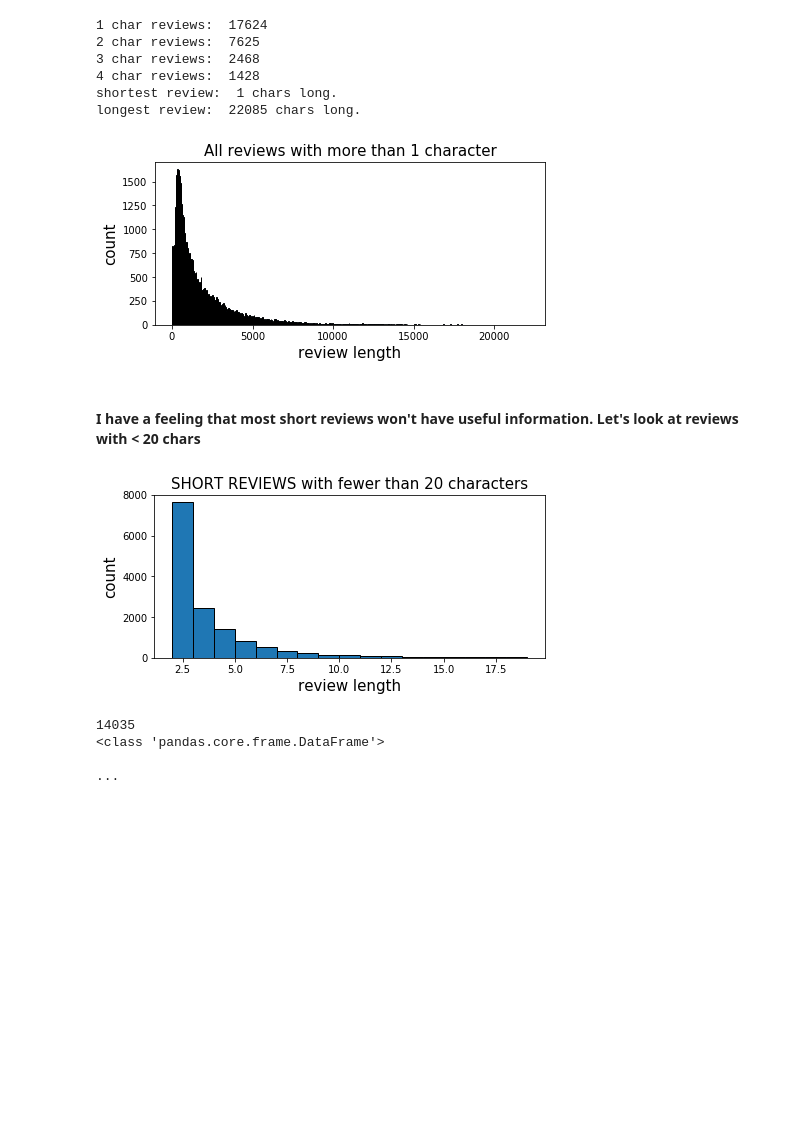
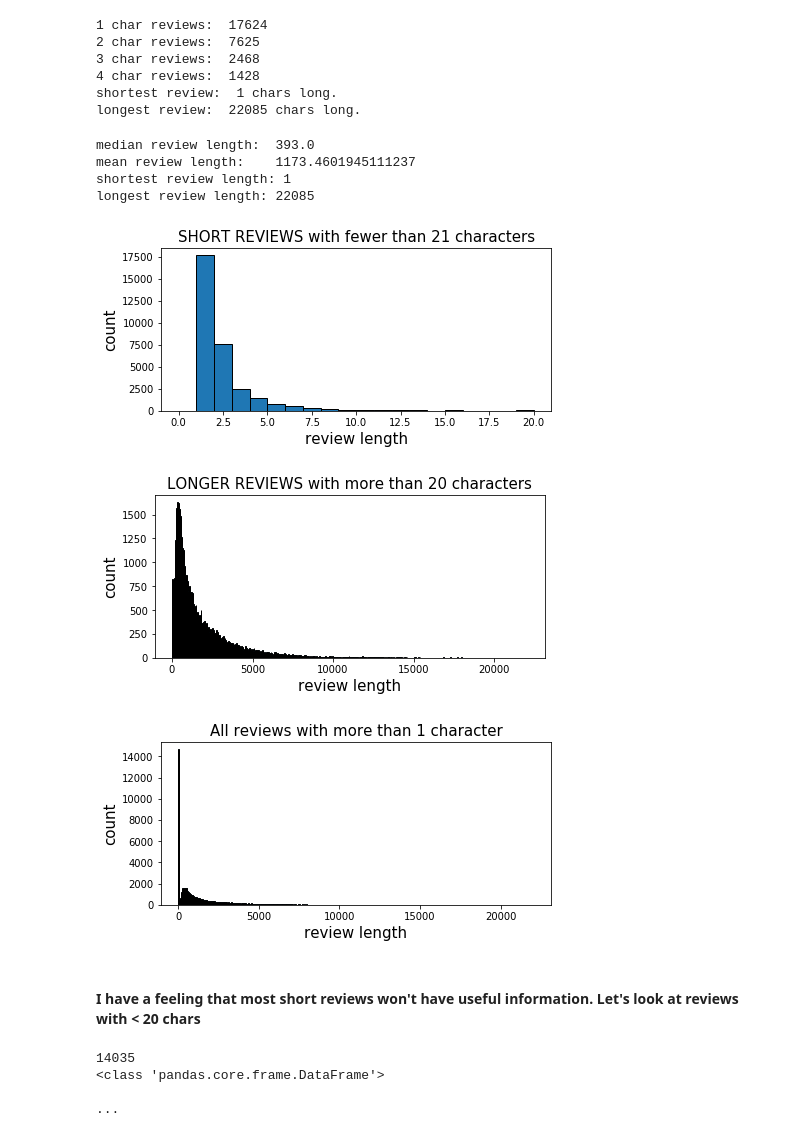
Before and after one commit to misterhappy2/BeerReviews, a Jupyter notebook: Beer - getting started.ipynb, the cells around one changed output. Saved outputs shown, nothing was run; the diff lists cells and outputs as text; code cells hidden in the pictures; blank space fills up the shorter version.

Commit message:
fixed histogram titles

```diff
--- a/Beer - getting started.ipynb
+++ b/Beer - getting started.ipynb
@@ -115,28 +159,45 @@ print('longest review: ',max(df.review_length), 'chars long.')
 4 char reviews:  1428
 shortest review:  1 chars long.
 longest review:  22085 chars long.
+# %%
+print("median review length: ", df.review_length.median())
+print("mean review length:   ", df.review_length.mean())
+print("shortest review length:", df.review_length.min())
+print("longest review length:", df.review_length.max())
+# %% [output]
+median review length:  393.0
+mean review length:    1173.4601945111237
+shortest review length: 1
+longest review length: 22085
 # %%
+bins= np.arange(0,21,1)
+_= plt.figure(figsize=(7,3))
+_= plt.hist(df['review_length'], bins=bins, edgecolor="k")
+_= plt.title('SHORT REVIEWS with fewer than 21 characters', size=15)
+_= plt.xlabel('review length', size=15)
+_= plt.ylabel('count', size=15)
+
+bins2= np.arange(21,22085,50)
+_= plt.figure(figsize=(7,3))
+_= plt.hist(df['review_length'], bins=bins2, edgecolor="k")
+_= plt.title('LONGER REVIEWS with more than 20 characters', size=15)
+_= plt.xlabel('review length', size=15)
+_= plt.ylabel('count', size=15)
+plt.show()
+
 bins3= np.arange(2,22085,50)
 _= plt.figure(figsize=(7,3))
-_= plt.hist(df['review_length'], bins=bins2, edgecolor="k")
+_= plt.hist(df['review_length'], bins=bins3, edgecolor="k")
 _= plt.title('All reviews with more than 1 character', size=15)
 _= plt.xlabel('review length', size=15)
 _= plt.ylabel('count', size=15)
 plt.show()
 # %% [output]
-[figure, old version]
+[figure, new version]
+[figure, added]
+[figure, added]
 # %% [markdown]
 #### I have a feeling that most short reviews won't have useful information.  Let's look at reviews with < 20 chars
-# %%
-bins= np.arange(2,20,1)
-_= plt.figure(figsize=(7,3))
-_= plt.hist(df['review_length'], bins=bins, edgecolor="k")
-_= plt.title('SHORT REVIEWS with fewer than 20 characters', size=15)
-_= plt.xlabel('review length', size=15)
-_= plt.ylabel('count', size=15)
-plt.show()
-# %% [output]
-[figure, removed]
 # %%
 # print the shortest reviews, with > 1 char and < 20 chars
 # combine all the text into one file 'full', and print it.
```
Also changed, not shown: parts of 7 cells of this notebook.
